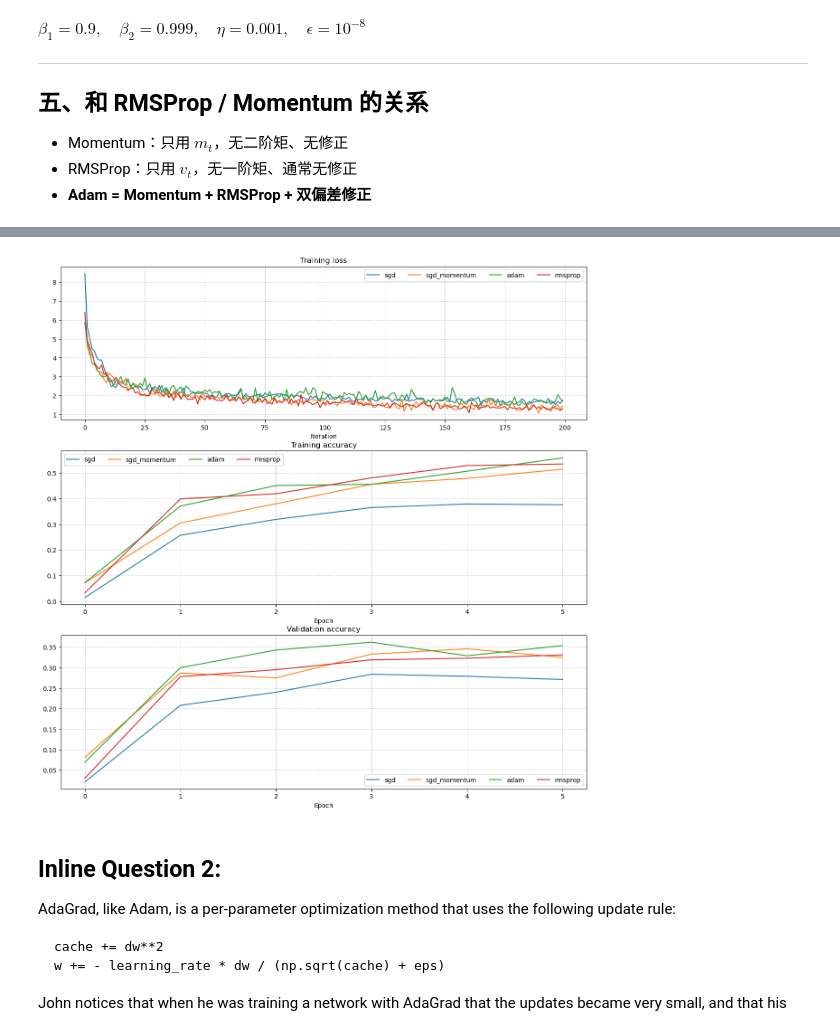
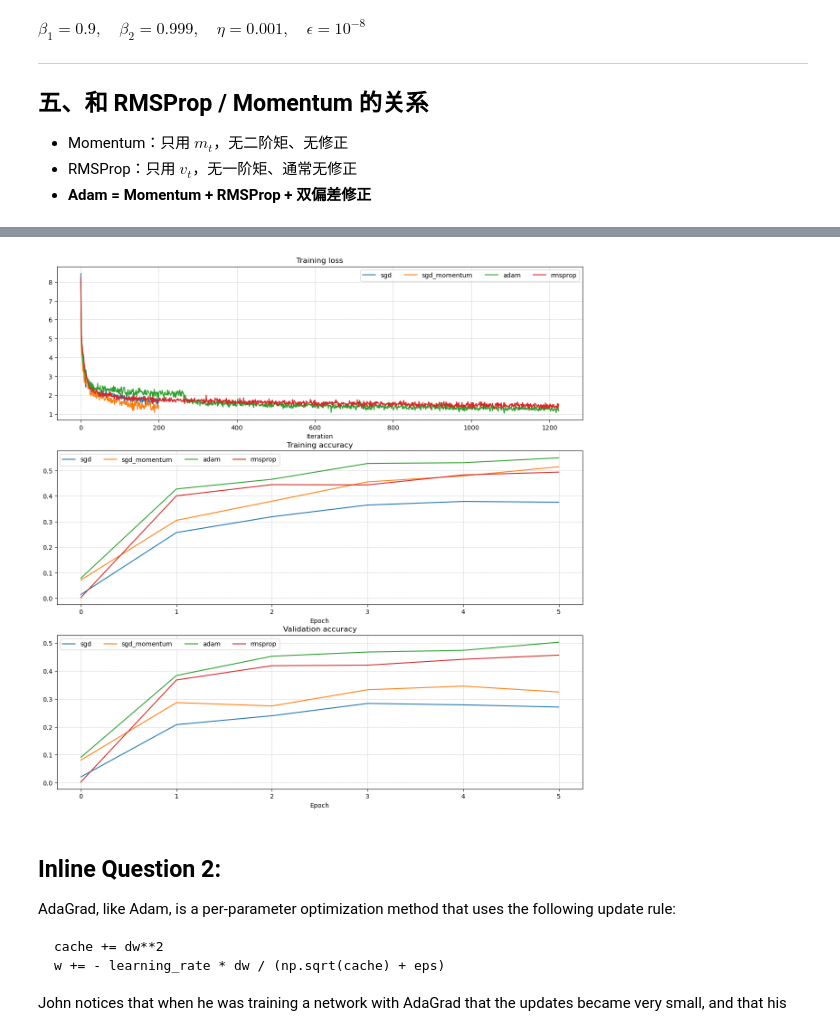
Before and after one commit to pigTom/cs231n-assignments, a Jupyter notebook: assignment1/FullyConnectedNets.ipynb, the cells around one changed output, grey strips where cells are left out. Cells and saved outputs as stored; diff of their text form; code cells hidden in the pictures.

```diff
--- a/assignment1/FullyConnectedNets.ipynb
+++ b/assignment1/FullyConnectedNets.ipynb
@@ -752,12 +752,12 @@ for update_rule in ['adam', 'rmsprop']:
     )
     solver = Solver(
         model,
-        small_data,
+        data,
         num_epochs=5,
-        batch_size=100,
+        batch_size=200,
         update_rule=update_rule,
         optim_config={'learning_rate': learning_rates[update_rule]},
-        verbose=True
+        verbose=False
     )
     solvers[update_rule] = solver
     solver.train()
@@ -803,4 +789,4 @@ Running with  adam
-[figure, old version]
+[figure, new version]
 # %%
 import importlib
 
```
Also changed, not shown: parts of 2 cells of this notebook.
